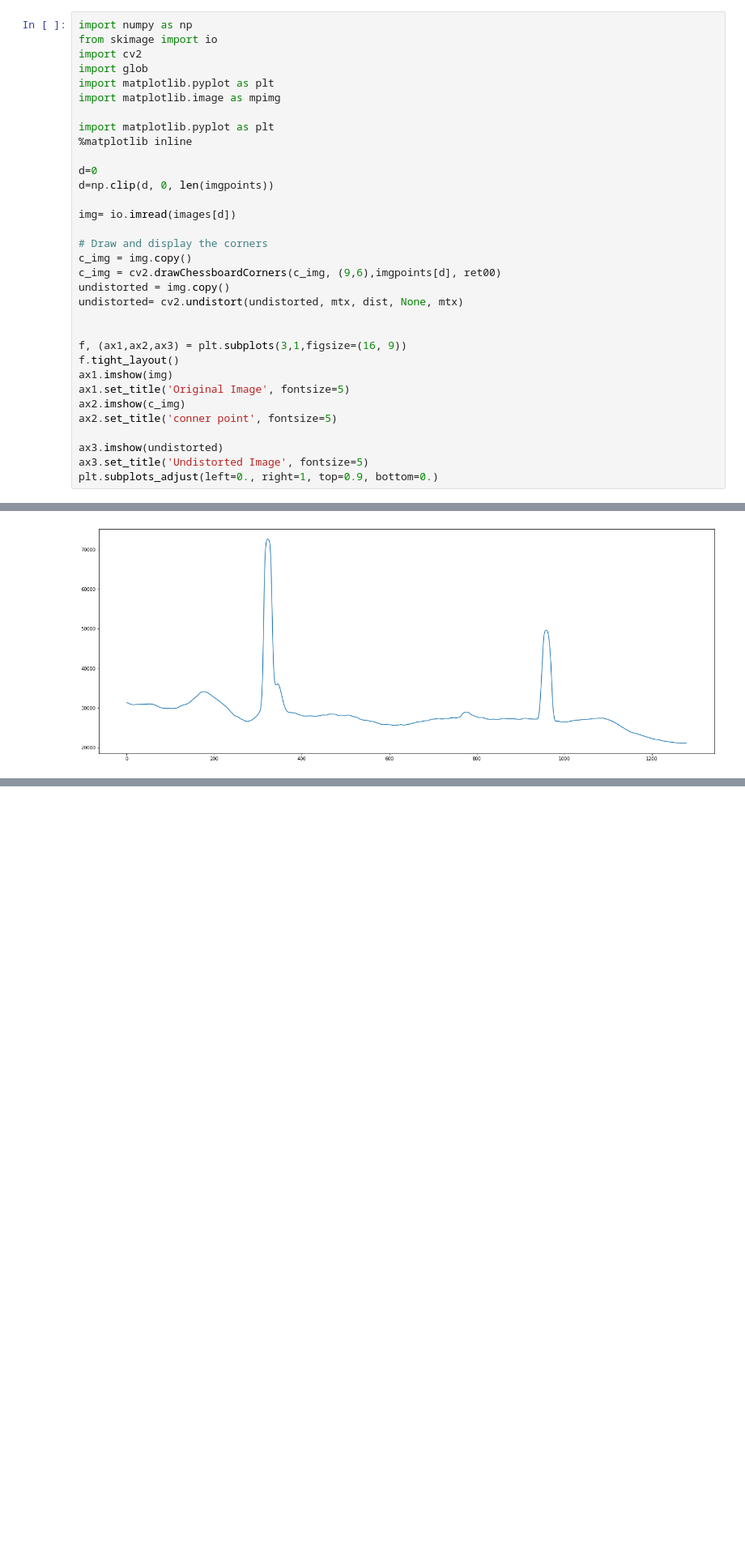
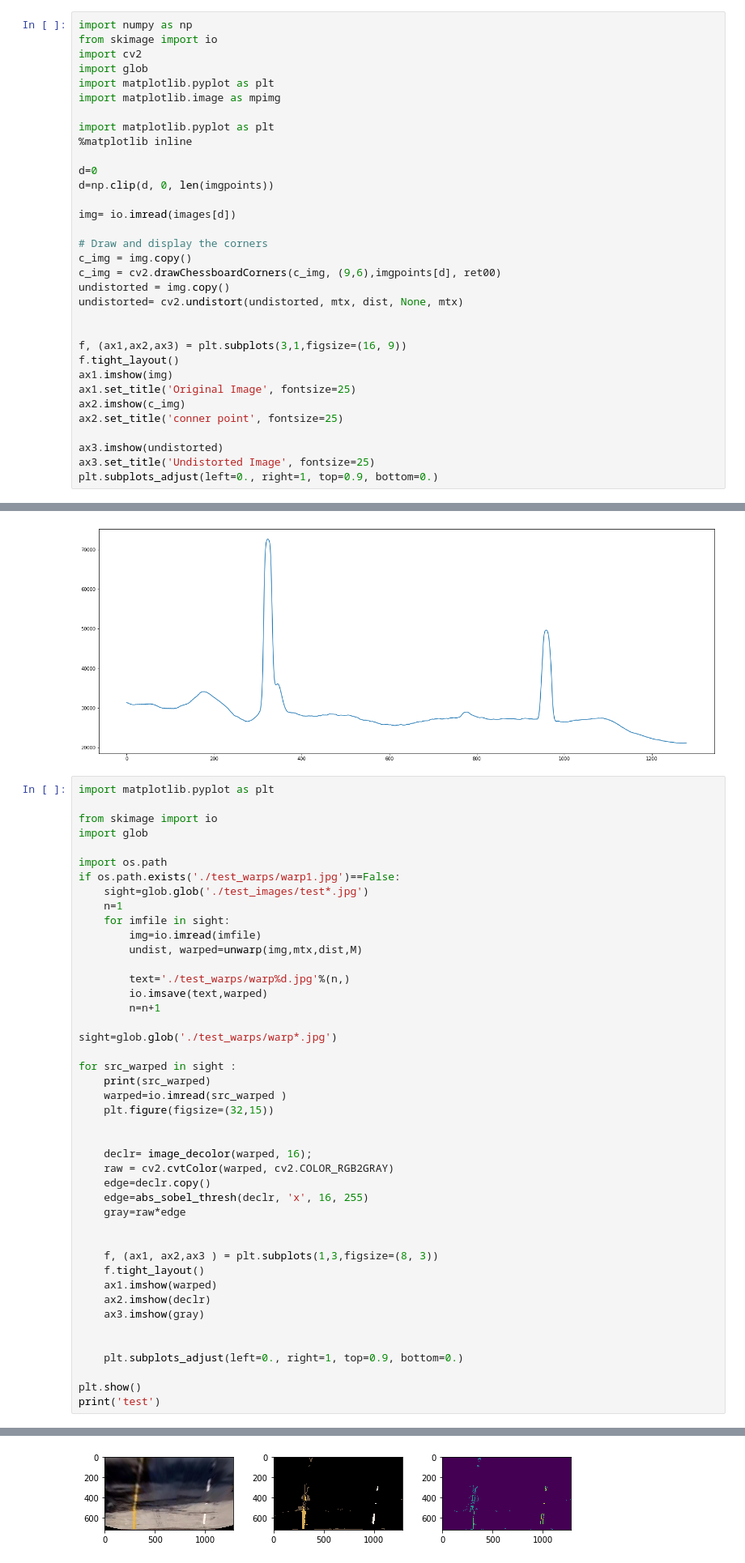
Before and after one commit to KSHIBA-HHQ/CarND-Advanced-Lane-Lines-master, a Jupyter notebook: P2.ipynb, the cells around one changed output, grey strips where cells are left out. Shown at 81% size. Cells and saved outputs as stored; diff of their text form; blank space fills up the shorter version.

```diff
--- a/P2.ipynb
+++ b/P2.ipynb
@@ -132,12 +132,12 @@ undistorted= cv2.undistort(undistorted, mtx, dist, None, mtx)
 f, (ax1,ax2,ax3) = plt.subplots(3,1,figsize=(16, 9))
 f.tight_layout()
 ax1.imshow(img)
-ax1.set_title('Original Image', fontsize=5)
+ax1.set_title('Original Image', fontsize=25)
 ax2.imshow(c_img)
-ax2.set_title('conner point', fontsize=5)
+ax2.set_title('conner point', fontsize=25)
 
 ax3.imshow(undistorted)
-ax3.set_title('Undistorted Image', fontsize=5)
+ax3.set_title('Undistorted Image', fontsize=25)
 plt.subplots_adjust(left=0., right=1, top=0.9, bottom=0.)
 # %% [output]
 [figure]
@@ -257,3 +374,48 @@ src.shape (4, 2) s.shape (5, 2)
 <matplotlib.figure.Figure at 0x...>
 [figure]
 [figure]
+# %%
+import matplotlib.pyplot as plt
+
+from skimage import io
+import glob
+
+import os.path
+if os.path.exists('./test_warps/warp1.jpg')==False:
+    sight=glob.glob('./test_images/test*.jpg')
+    n=1
+    for imfile in sight:
+        img=io.imread(imfile)
+        undist, warped=unwarp(img,mtx,dist,M)
+
+        text='./test_warps/warp%d.jpg'%(n,)
+        io.imsave(text,warped)
+        n=n+1
+
+sight=glob.glob('./test_warps/warp*.jpg')
+
+for src_warped in sight :
+    print(src_warped)
+    warped=io.imread(src_warped )
+    plt.figure(figsize=(32,15))
+
+
+    declr= image_decolor(warped, 16);
+    raw = cv2.cvtColor(warped, cv2.COLOR_RGB2GRAY)
+    edge=declr.copy()
+    edge=abs_sobel_thresh(declr, 'x', 16, 255)
+    gray=raw*edge
+
+
+    f, (ax1, ax2,ax3 ) = plt.subplots(1,3,figsize=(8, 3))
+    f.tight_layout()
+    ax1.imshow(warped)
+    ax2.imshow(declr)
+    ax3.imshow(gray)
+
+
+    plt.subplots_adjust(left=0., right=1, top=0.9, bottom=0.)
+
+plt.show()
+print('test')
+# %% [output]
@@ -259,0 +441 @@ src.shape (4, 2) s.shape (5, 2)
+[figure, added]
```
Also changed, not shown: parts of 2 cells of this notebook.
